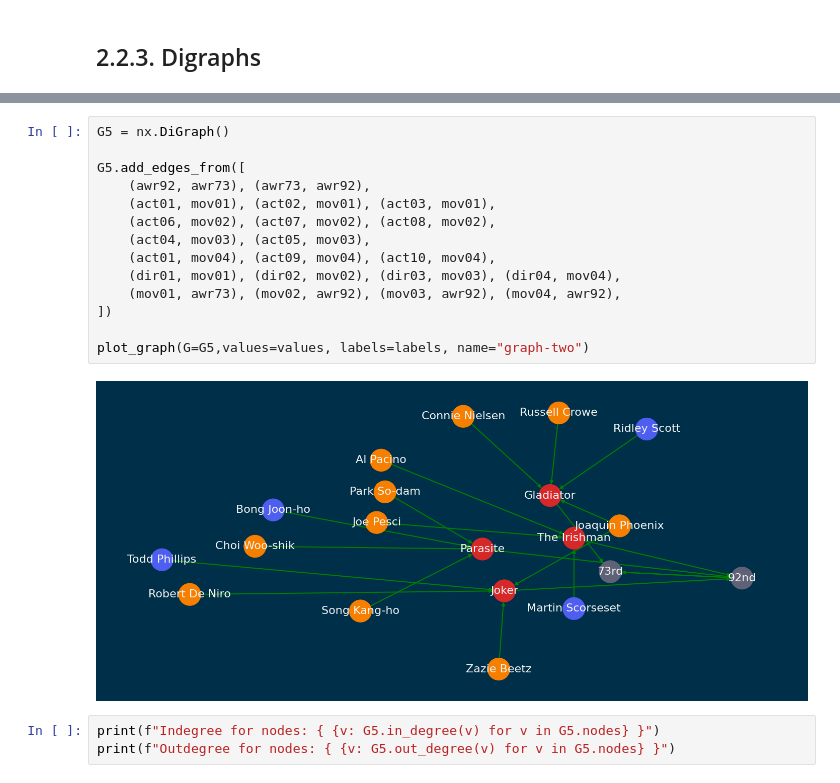
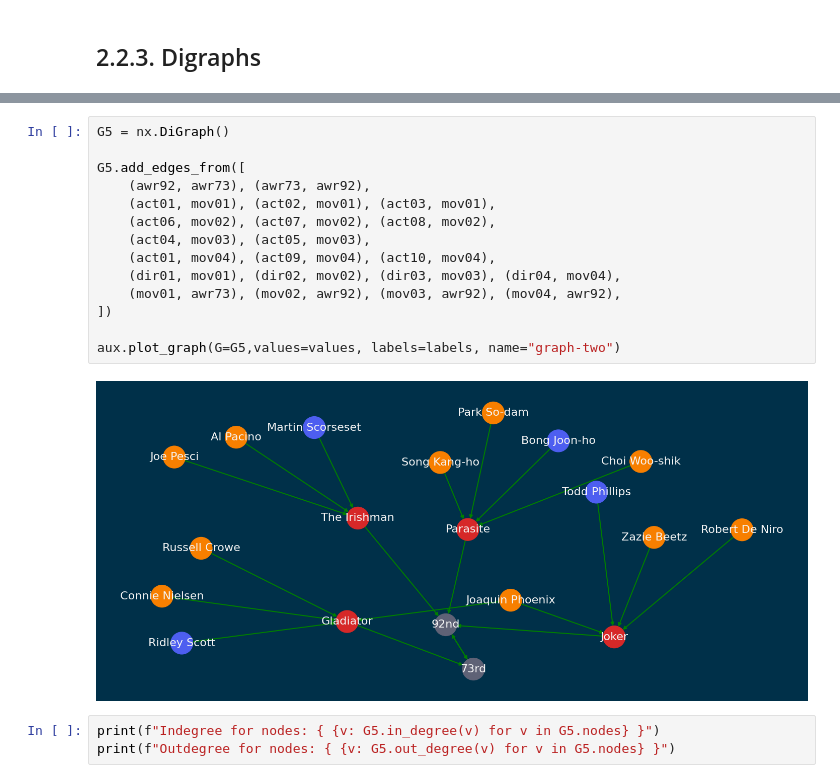
Before and after one commit to vitormeriat/graphs-are-awesome, a Jupyter notebook: blog/graph-theory-intro.ipynb, the cells around one changed output, grey strips where cells are left out. Cells and saved outputs as stored; diff of their text form.

```diff
--- a/blog/graph-theory-intro.ipynb
+++ b/blog/graph-theory-intro.ipynb
@@ -306,19 +287,19 @@ Outdegree for nodes: {'lizard': 2, 'scissors': 2, 'rock': 2, 'spock': 2, 'paper'
 # %%
 G5 = nx.DiGraph()
 
 G5.add_edges_from([
     (awr92, awr73), (awr73, awr92),
     (act01, mov01), (act02, mov01), (act03, mov01),
     (act06, mov02), (act07, mov02), (act08, mov02),
     (act04, mov03), (act05, mov03),
     (act01, mov04), (act09, mov04), (act10, mov04),
     (dir01, mov01), (dir02, mov02), (dir03, mov03), (dir04, mov04),
     (mov01, awr73), (mov02, awr92), (mov03, awr92), (mov04, awr92),
 ])
 
-plot_graph(G=G5,values=values, labels=labels, name="graph-two")
+aux.plot_graph(G=G5,values=values, labels=labels, name="graph-two")
 # %% [output]
-[figure, old version]
+[figure, new version]
 # %%
 print(f"Indegree for nodes: { {v: G5.in_degree(v) for v in G5.nodes} }")
 print(f"Outdegree for nodes: { {v: G5.out_degree(v) for v in G5.nodes} }")
```
Also changed, not shown: parts of 54 cells of this notebook, 5 other files.
